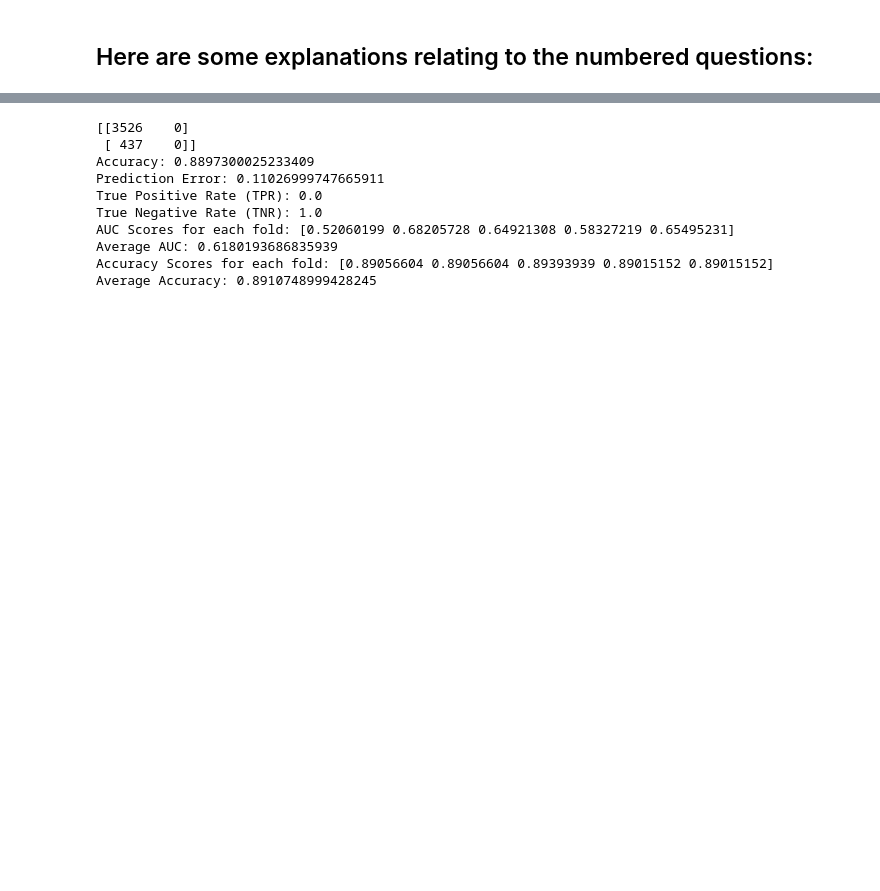
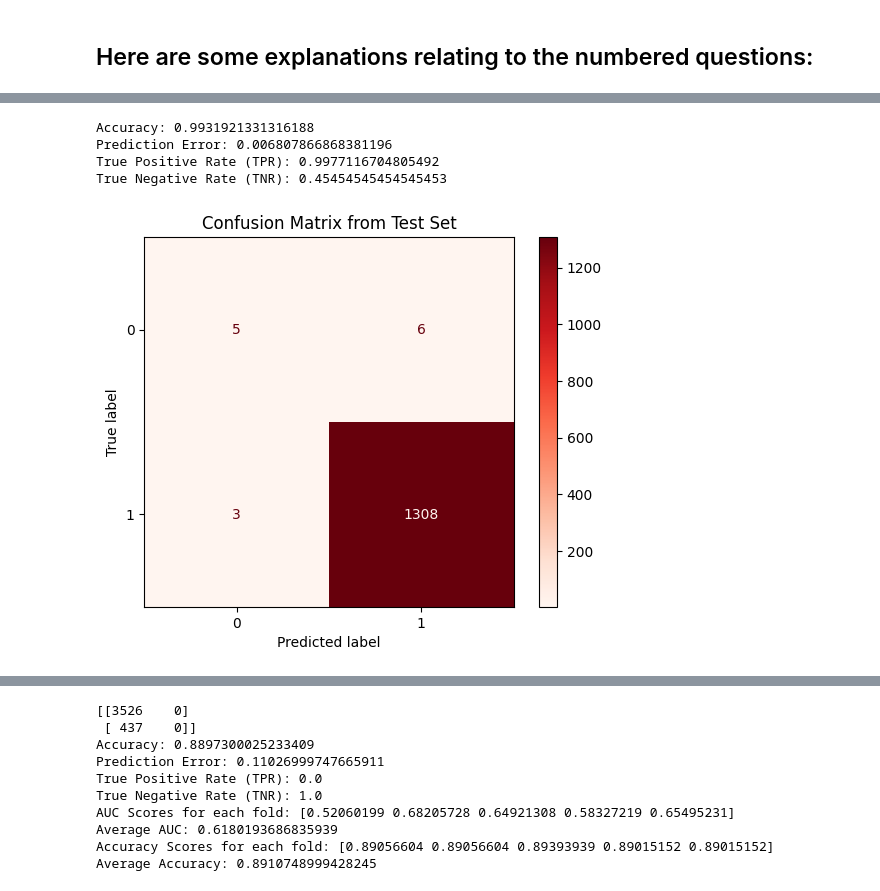
Before and after one commit to QuinnHilger/cs148-spotify, a Jupyter notebook: cs148_project_checkin_3.ipynb, the cells around one changed output, grey strips where cells are left out. Saved outputs shown, nothing was run; the diff lists cells and outputs as text; code cells hidden in the pictures; blank space fills up the shorter version.

Commit message:
updated Check In 3 for final report

```diff
--- a/cs148_project_checkin_3.ipynb
+++ b/cs148_project_checkin_3.ipynb
@@ -63,0 +109,50 @@ See the caveats in the documentation: https://pandas.pydata.org/pandas-docs/stab
+# %%
+## Apply Standardization after initial runs to see if it improves accuracy
+# Standardize numeric features
+numeric_features = ['Hours_Studied', 'Attendance', 'Previous_Scores', 'Tutoring_Sessions']
+
+scaler = StandardScaler()
+scaler.fit(X_train[numeric_features])
+
+X_train_scaled = X_train.copy()
+X_test_scaled = X_test.copy()
+
+X_train_scaled[numeric_features] = scaler.transform(X_train[numeric_features])
+X_test_scaled[numeric_features] = scaler.transform(X_test[numeric_features])
+# %%
+# fit the model
+model = LogisticRegression(max_iter=1000)
+
+##model.fit(X_train, y_train)
+## for checking if standardization helps
+model.fit(X_train_scaled, y_train)
+
+## get predictions
+##y_pred = model.predict(X_test)
+y_pred = model.predict(X_test_scaled)
+# %%
+## check some statistics
+accuracy = accuracy_score(y_test, y_pred)
+prediction_error = 1 - accuracy
+true_positive_rate = recall_score(y_test, y_pred)  # TPR
+true_negative_rate = recall_score(y_test, y_pred, pos_label=0)  # TNR
+
+print(f"Accuracy: {accuracy}")
+print(f"Prediction Error: {prediction_error}")
+print(f"True Positive Rate (TPR): {true_positive_rate}")
+print(f"True Negative Rate (TNR): {true_negative_rate}")
+
+# create confusion matrix to view spread of results
+cm = confusion_matrix(y_test, y_pred)
+
+# Display it
+disp = ConfusionMatrixDisplay(confusion_matrix=cm)
+disp.plot(cmap=plt.cm.Reds)
+plt.title("Confusion Matrix from Test Set")
+plt.show()
+# %% [output]
+Accuracy: 0.9931921331316188
+Prediction Error: 0.006807866868381196
+True Positive Rate (TPR): 0.9977116704805492
+True Negative Rate (TNR): 0.45454545454545453
+[figure, added]
```
Also changed, not shown: parts of 10 cells of this notebook.
